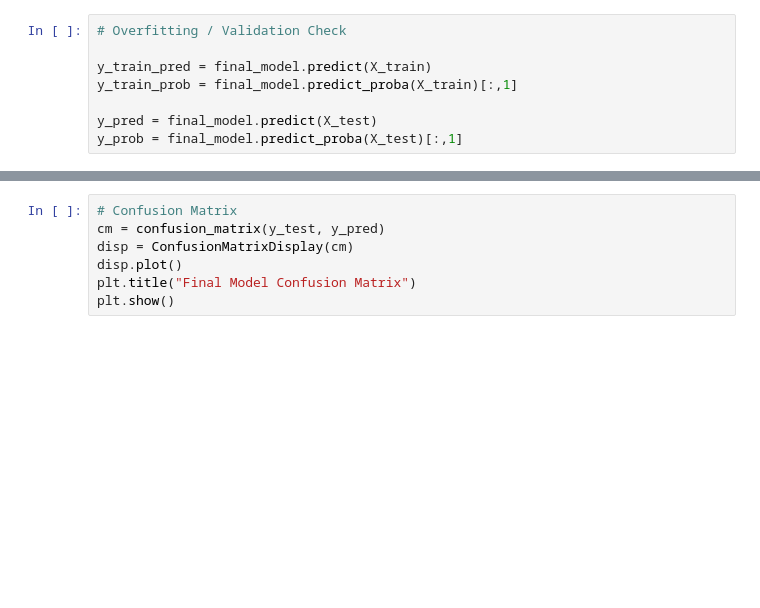
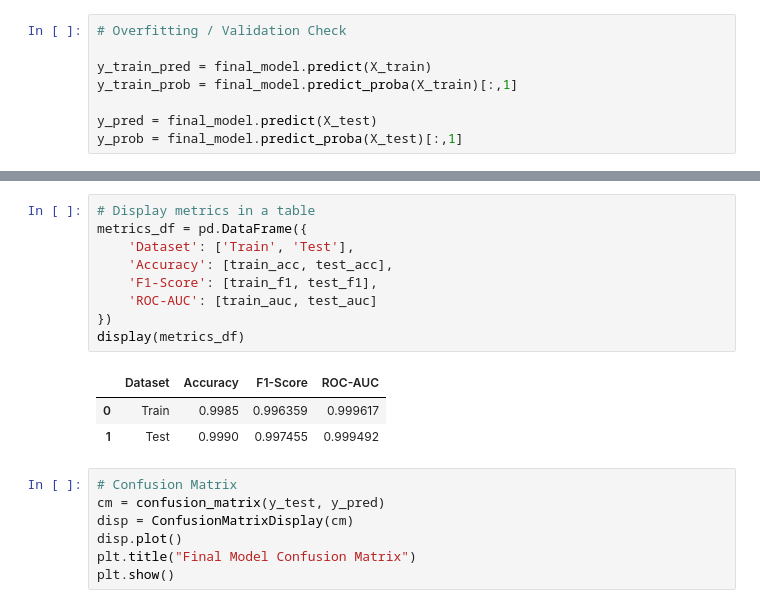
Before and after one commit to HarshiniK19/Customer_Churn_Prediction, a Jupyter notebook: notebooks/06_Insights_Recommendations_and_Next_Steps.ipynb, the cells around one changed output, grey strips where cells are left out. Cells and saved outputs as stored; diff of their text form; blank space fills up the shorter version.

```diff
--- a/notebooks/06_Insights_Recommendations_and_Next_Steps.ipynb
+++ b/notebooks/06_Insights_Recommendations_and_Next_Steps.ipynb
@@ -62,6 +56,19 @@ print(f"Test ROC-AUC: {test_auc:.4f}")
 Test Accuracy: 0.9990
 Test F1-Score: 0.9975
 Test ROC-AUC: 0.9995
+# %%
+# Display metrics in a table
+metrics_df = pd.DataFrame({
+    'Dataset': ['Train', 'Test'],
+    'Accuracy': [train_acc, test_acc],
+    'F1-Score': [train_f1, test_f1],
+    'ROC-AUC': [train_auc, test_auc]
+})
+display(metrics_df)
+# %% [output]
+|  | Dataset | Accuracy | F1-Score | ROC-AUC |
+| 0 | Train | 0.9985 | 0.996359 | 0.999617 |
+| 1 | Test | 0.9990 | 0.997455 | 0.999492 |
 # %%
 # Confusion Matrix
 cm = confusion_matrix(y_test, y_pred)
```
Also changed, not shown: parts of 11 cells of this notebook.
